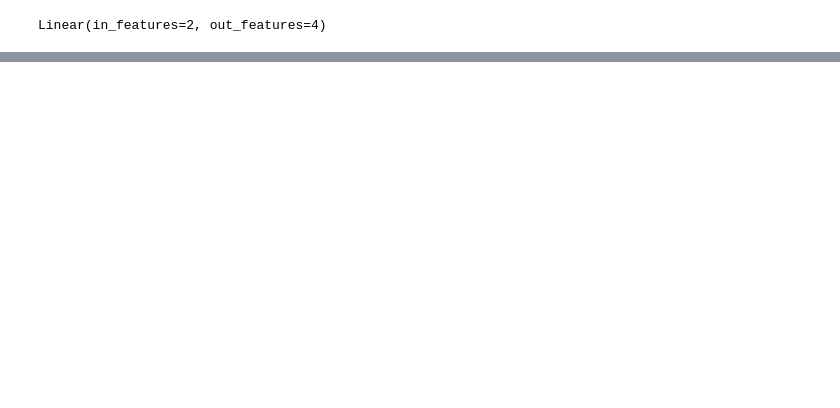
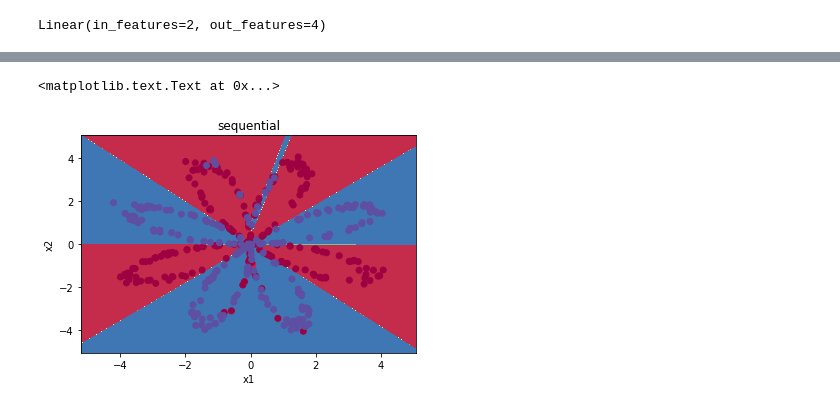
Before and after one commit to L1aoXingyu/code-of-learn-deep-learning-with-pytorch, a Jupyter notebook: chapter3_NN/nn-sequential-module.ipynb, the cells around one changed output, grey strips where cells are left out. Drawn from its saved outputs; the diff is of its cells as text; code cells hidden in the pictures; blank space fills up the shorter version.

```diff
--- a/chapter3_NN/nn-sequential-module.ipynb
+++ b/chapter3_NN/nn-sequential-module.ipynb
@@ -269,0 +458,22 @@ epoch: 10000, loss: 0.21459275484085083
+# %%
+net = nn.Sequential(
+    nn.Linear(2, 10),
+    nn.Tanh(),
+    nn.Linear(10, 10),
+    nn.Tanh(),
+    nn.Linear(10, 10),
+    nn.Tanh(),
+    nn.Linear(10, 1)
+)
+
+optim = torch.optim.SGD(net.parameters(), 0.1)
+# %%
+# 我们训练 20000 次
+for e in range(20000):
+    out = net(Variable(x))
+    loss = criterion(out, Variable(y))
+    optim.zero_grad()
+    loss.backward()
+    optim.step()
+    if (e + 1) % 1000 == 0:
+        print('epoch: {}, loss: {}'.format(e+1, loss.data[0]))
@@ -269,0 +501,11 @@ epoch: 10000, loss: 0.21459275484085083
+# %%
+def plot_net(x):
+    out = F.sigmoid(net(Variable(torch.from_numpy(x).float()))).data.numpy()
+    out = (out > 0.5) * 1
+    return out
+
+plot_decision_boundary(lambda x: plot_net(x), x.numpy(), y.numpy())
+plt.title('sequential')
+# %% [output]
+<matplotlib.text.Text at 0x...>
+[figure, added]
```
Also changed, not shown: parts of 39 cells of this notebook, 20 other files.
